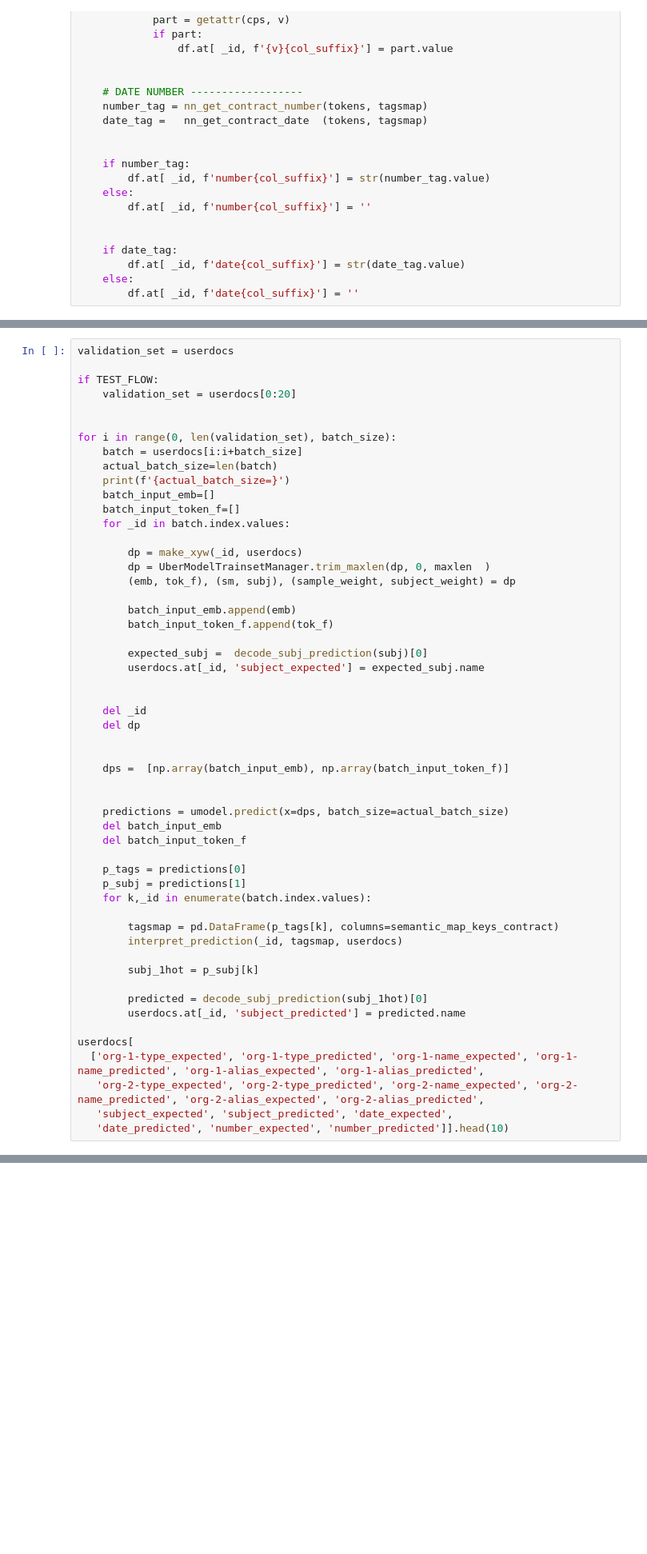
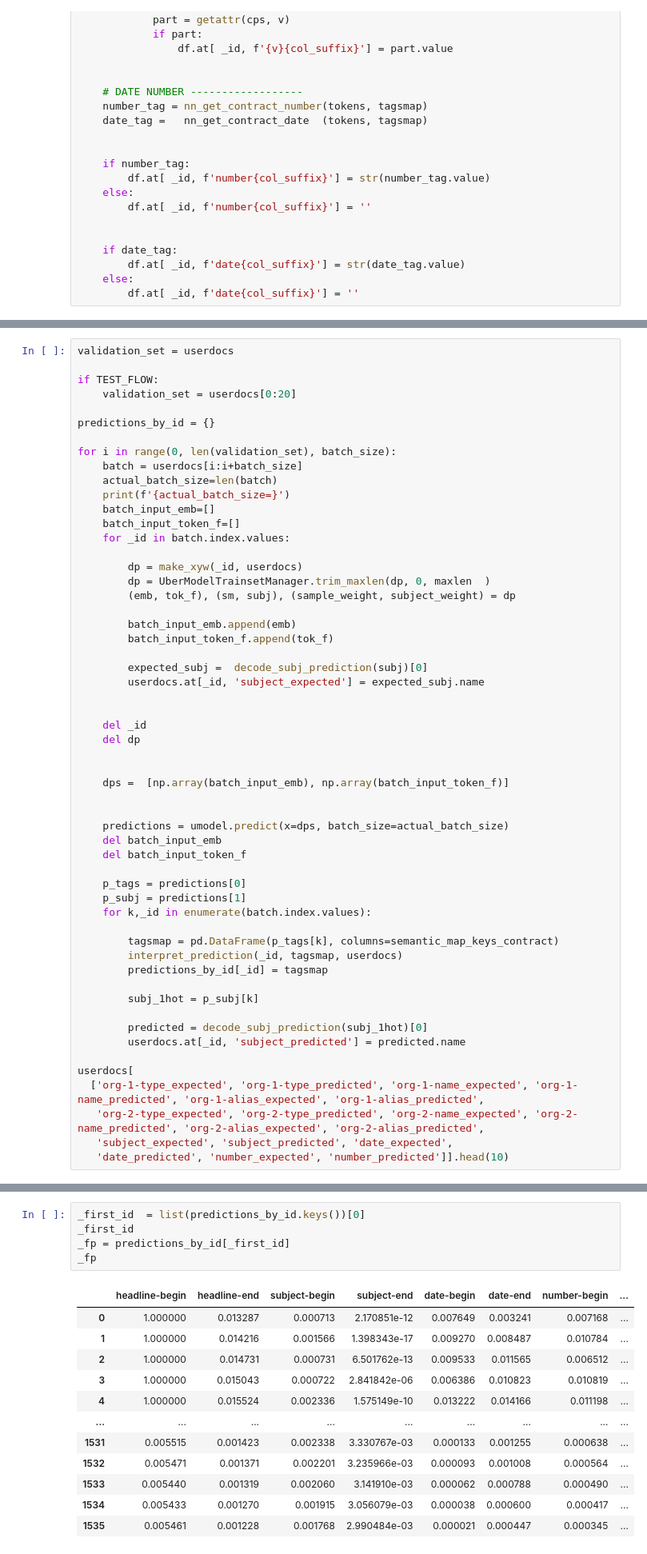
Before and after one commit to LitJane/analyser, a Jupyter notebook: trainsets/eval_contract_uber_model.ipynb, the cells around one changed output, grey strips where cells are left out. Shown at 80% size. Drawn from its saved outputs; the diff is of its cells as text; blank space fills up the shorter version.

```diff
--- a/trainsets/eval_contract_uber_model.ipynb
+++ b/trainsets/eval_contract_uber_model.ipynb
@@ -666,6 +741,7 @@ validation_set = userdocs
 if TEST_FLOW:
     validation_set = userdocs[0:20]
 
+predictions_by_id = {}
 
 for i in range(0, len(validation_set), batch_size):
     batch = userdocs[i:i+batch_size]
@@ -703,6 +779,7 @@ for i in range(0, len(validation_set), batch_size):
 
         tagsmap = pd.DataFrame(p_tags[k], columns=semantic_map_keys_contract)
         interpret_prediction(_id, tagsmap, userdocs)
+        predictions_by_id[_id] = tagsmap
 
         subj_1hot = p_subj[k]
 
@@ -716,0 +820,18 @@ userdocs[
+# %%
+_first_id  = list(predictions_by_id.keys())[0]
+_first_id
+_fp = predictions_by_id[_first_id]
+_fp
+# %% [output]
+|  | headline-begin | headline-end | subject-begin | subject-end | date-begin | date-end | number-begin | ... |
+| 0 | 1.000000 | 0.013287 | 0.000713 | 2.170851e-12 | 0.007649 | 0.003241 | 0.007168 | ... |
+| 1 | 1.000000 | 0.014216 | 0.001566 | 1.398343e-17 | 0.009270 | 0.008487 | 0.010784 | ... |
+| 2 | 1.000000 | 0.014731 | 0.000731 | 6.501762e-13 | 0.009533 | 0.011565 | 0.006512 | ... |
+| 3 | 1.000000 | 0.015043 | 0.000722 | 2.841842e-06 | 0.006386 | 0.010823 | 0.010819 | ... |
+| 4 | 1.000000 | 0.015524 | 0.002336 | 1.575149e-10 | 0.013222 | 0.014166 | 0.011198 | ... |
+| ... | ... | ... | ... | ... | ... | ... | ... | ... |
+| 1531 | 0.005515 | 0.001423 | 0.002338 | 3.330767e-03 | 0.000133 | 0.001255 | 0.000638 | ... |
+| 1532 | 0.005471 | 0.001371 | 0.002201 | 3.235966e-03 | 0.000093 | 0.001008 | 0.000564 | ... |
+| 1533 | 0.005440 | 0.001319 | 0.002060 | 3.141910e-03 | 0.000062 | 0.000788 | 0.000490 | ... |
+| 1534 | 0.005433 | 0.001270 | 0.001915 | 3.056079e-03 | 0.000038 | 0.000600 | 0.000417 | ... |
+| 1535 | 0.005461 | 0.001228 | 0.001768 | 2.990484e-03 | 0.000021 | 0.000447 | 0.000345 | ... |
```
Also changed, not shown: parts of 31 cells of this notebook, 3 other files.
